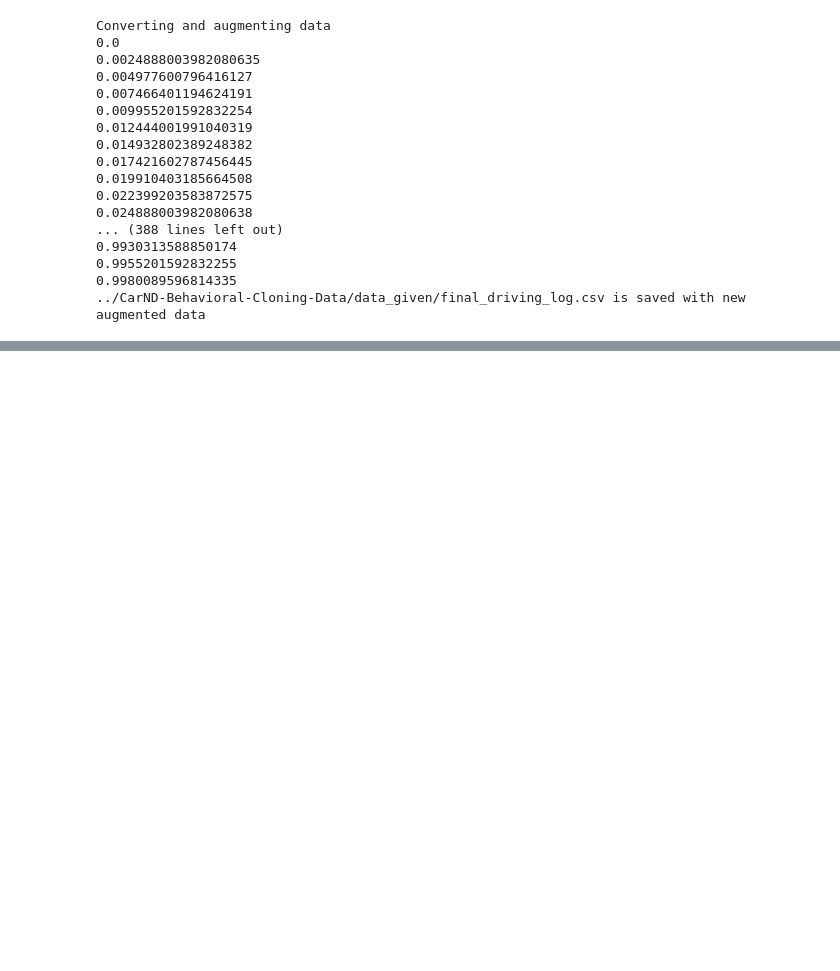
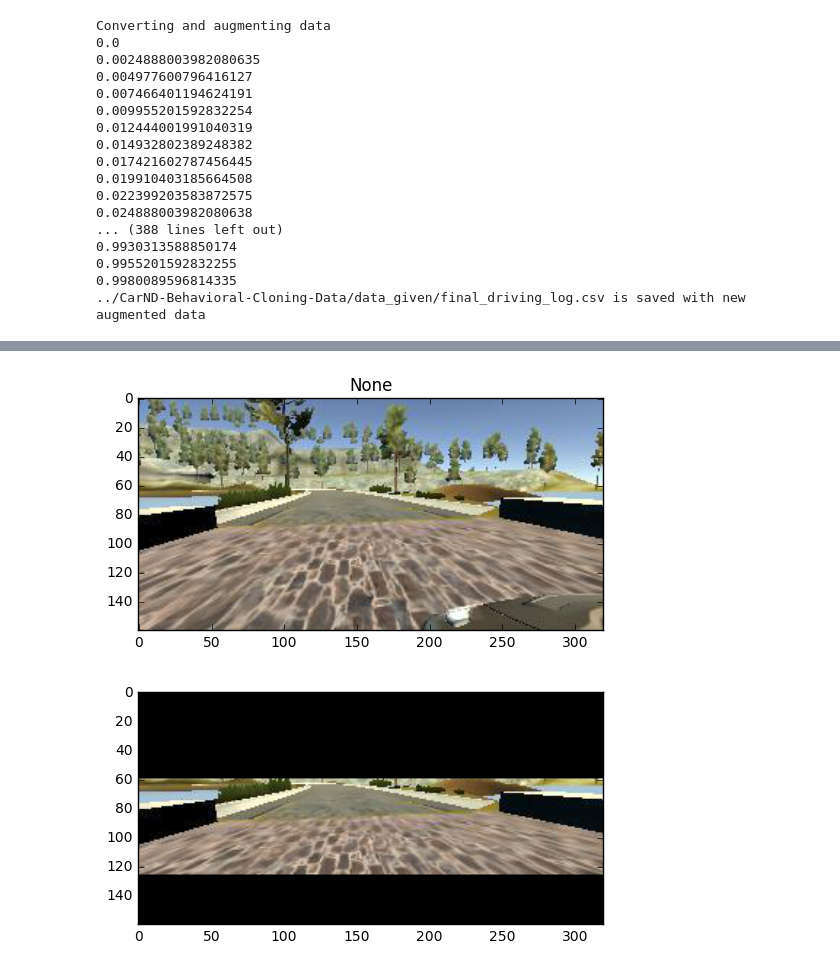
Before and after one commit to adarshakb/CarND-Behavioral-Cloning-P3, a Jupyter notebook: Model.ipynb, the cells around one changed output, grey strips where cells are left out. Cells and saved outputs as stored; diff of their text form; code cells hidden in the pictures; blank space fills up the shorter version.

Commit message:
added clipping for 0

```diff
--- a/Model.ipynb
+++ b/Model.ipynb
@@ -180,0 +225,18 @@ A few random sample output
+# %%
+#read a single image and dermine the clipping angle
+
+tesImg = 'IMG/FLIP/IMG/right_2016_12_01_13_32_54_674.jpg'#final_driving_log['imgSrc'][0]
+showImage(tesImg)
+
+image = mpimg.imread(DATA_DIR+tesImg)
+#image = grayscale(image)
+region_of_intrest = [[0,60],[320,60],[320,125],[0,125]]
+image = region_of_interest(image,np.array([region_of_intrest]))
+plt.figure(1)
+plt.imshow(image, cmap='gray')
+plt.show()
+
+# hence we can carry forward the "region of intrest" into the models forward
+# %% [output]
+[figure, added]
+[figure, added]
```
Also changed, not shown: parts of 6 cells of this notebook.
